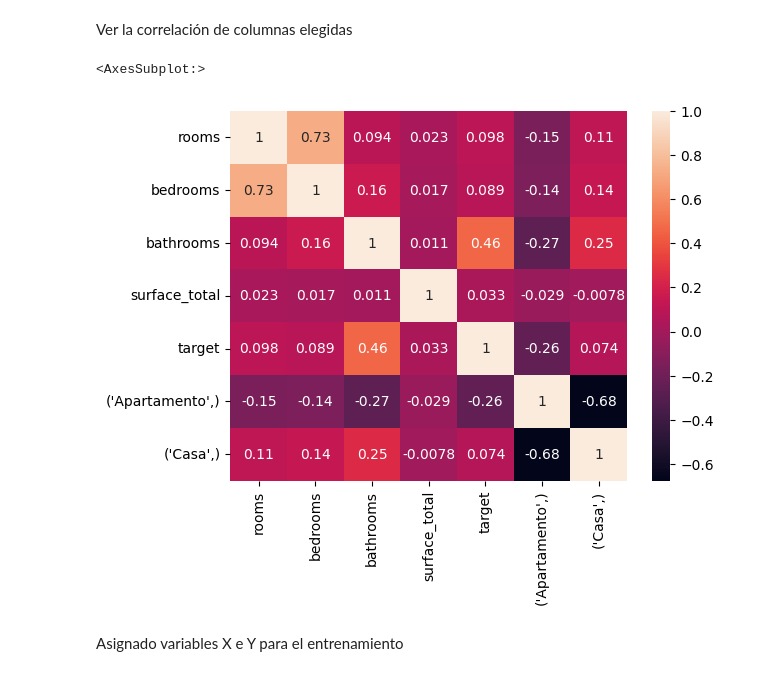
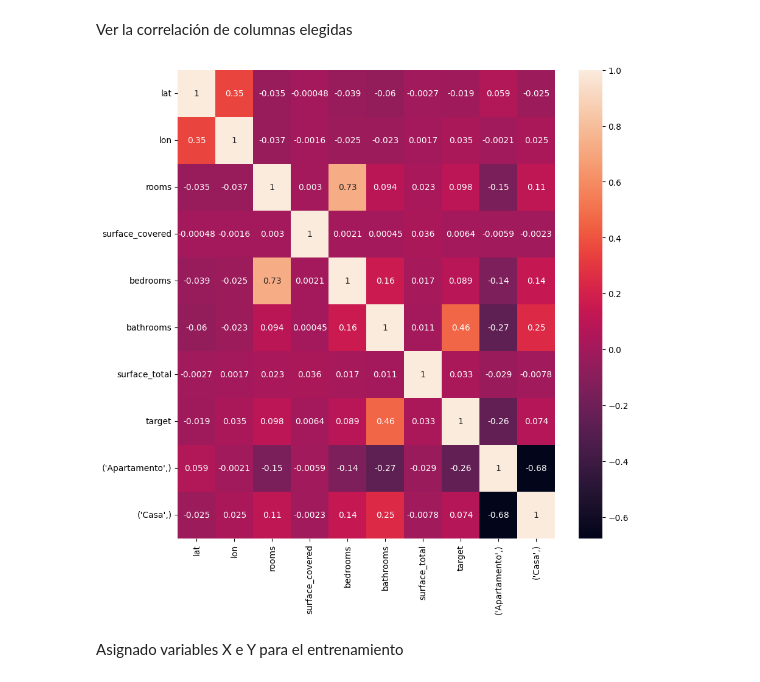
Before and after one commit to julieta77/-Proyecto-Individual-2-Data-04-Soy-Henry-JulietaCiare, a Jupyter notebook: Codigo.ipynb, the cells around one changed output. Cells and saved outputs as stored; diff of their text form; code cells hidden in the pictures.

```diff
--- a/Codigo.ipynb
+++ b/Codigo.ipynb
@@ -193,7 +193,7 @@ Index(['Unnamed: 0', 'id', 'ad_type', 'start_date', 'end_date', 'created_on',
        'target'],
       dtype='object')
 # %%
-train = train[['rooms', 'bedrooms', 'bathrooms','surface_total','target']]
+train = train[['lat','lon','rooms','surface_covered', 'bedrooms', 'bathrooms','surface_total','target']]
 datos = pd.concat([train,nuevas_colums],axis=1)
 datos
 # %% [output]
@@ -214,13 +214,14 @@ datos
 Ver la correlación de columnas elegidas
 # %%
 corr = datos.corr()
+plt.figure(figsize=(10,10))
 sns.heatmap(corr,
         xticklabels=corr.columns,
         yticklabels=corr.columns,
         annot=True)
+plt.show()
 # %% [output]
-<AxesSubplot:>
-[figure, old version]
+[figure, new version]
 # %% [markdown]
 Asignado variables X e Y para el entrenamiento
 # %%
```
Also changed, not shown: parts of 9 cells of this notebook, 3 other files.
